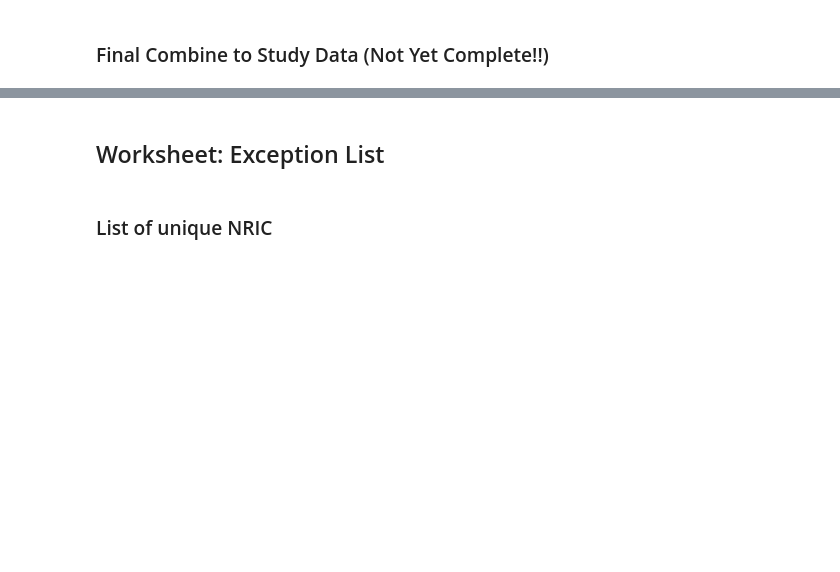
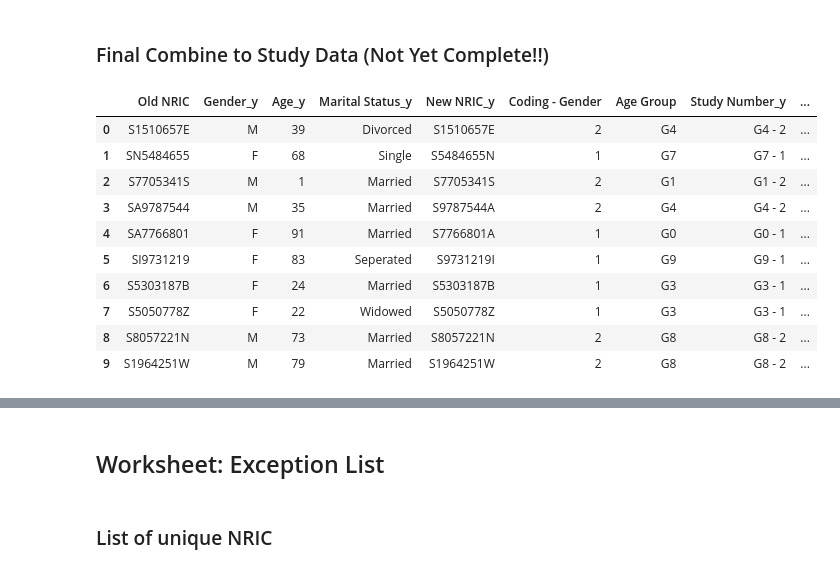
Before and after one commit to Valia88/ihis-technical-assessment-yvonne_gan, a Jupyter notebook: working_file.ipynb, the cells around one changed output, grey strips where cells are left out. Cells and saved outputs as stored; diff of their text form; code cells hidden in the pictures; blank space fills up the shorter version.

```diff
--- a/working_file.ipynb
+++ b/working_file.ipynb
@@ -205,2 +350,18 @@ new_data.head(10)
+# %%
+new_data = study_data.merge(demo_n_extra, how ="right", on="Old NRIC")
+new_data.drop(columns=["Study Number_x","New NRIC_x", "Gender_x", "Age_x", "Marital Status_x", "Address 1_x", "Address 2_x", "Contact Number_x", "Ethnic Group_x"], inplace=True)
+new_data.head(10)
+# %% [output]
+|  | Old NRIC | Gender_y | Age_y | Marital Status_y | New NRIC_y | Coding - Gender | Age Group | Study Number_y | ... |
+| 0 | S1510657E | M | 39 | Divorced | S1510657E | 2 | G4 | G4 - 2 | ... |
+| 1 | SN5484655 | F | 68 | Single | S5484655N | 1 | G7 | G7 - 1 | ... |
+| 2 | S7705341S | M | 1 | Married | S7705341S | 2 | G1 | G1 - 2 | ... |
+| 3 | SA9787544 | M | 35 | Married | S9787544A | 2 | G4 | G4 - 2 | ... |
+| 4 | SA7766801 | F | 91 | Married | S7766801A | 1 | G0 | G0 - 1 | ... |
+| 5 | SI9731219 | F | 83 | Seperated | S9731219I | 1 | G9 | G9 - 1 | ... |
+| 6 | S5303187B | F | 24 | Married | S5303187B | 1 | G3 | G3 - 1 | ... |
+| 7 | S5050778Z | F | 22 | Widowed | S5050778Z | 1 | G3 | G3 - 1 | ... |
+| 8 | S8057221N | M | 73 | Married | S8057221N | 2 | G8 | G8 - 2 | ... |
+| 9 | S1964251W | M | 79 | Married | S1964251W | 2 | G8 | G8 - 2 | ... |
 # %%
 new_data.shape
```
Also changed, not shown: parts of 38 cells of this notebook, 2 other files.
